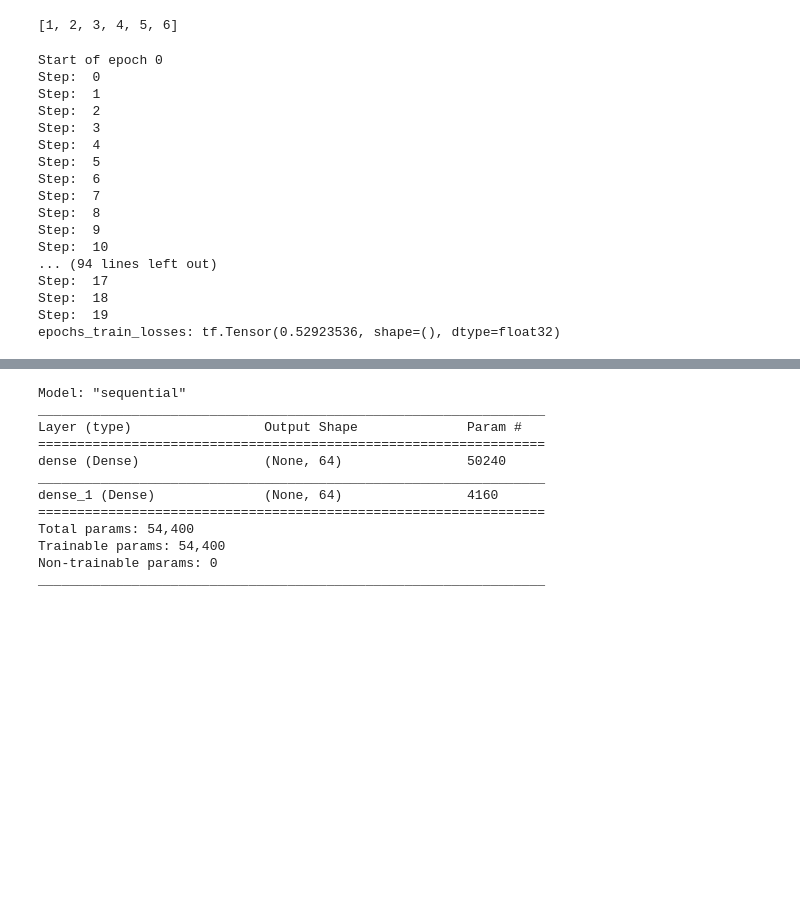
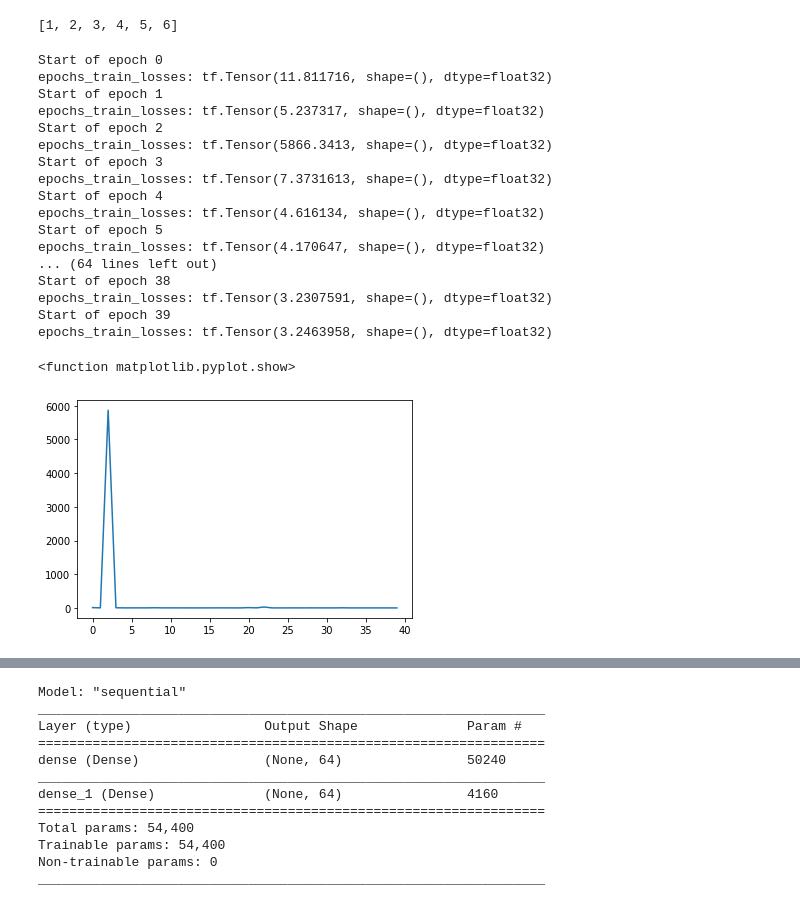
Before and after one commit to Debottam/MachinLearningEx, a Jupyter notebook: tripletVAE_mnist.ipynb, the cells around one changed output, grey strips where cells are left out. Saved outputs shown, nothing was run; the diff lists cells and outputs as text; code cells hidden in the pictures; blank space fills up the shorter version.

```diff
--- a/tripletVAE_mnist.ipynb
+++ b/tripletVAE_mnist.ipynb
@@ -284,7 +275,7 @@ class Tripletnet(Model):
 # %% [output]
 '\nclass Tripletnet(Model):\n    def __init__(self, embeddingnet):\n        super(Tripletnet, self).__init__()\n        self.embeddingnet = embeddingnet\n\n    def forward(self, x, y, z):\n        lat ...
 # %%
-batch_size= 600
+batch_size= 60
 steps = int(12000/batch_size)
 encoder = _Encoder()
 decoder = _Decoder()
@@ -300,13 +291,13 @@ list
 # %% [output]
 [1, 2, 3, 4, 5, 6]
 # %%
-epochs = 5
+epochs = 40
 epochs_train_losses = []
 for epoch in range(epochs):
   print('Start of epoch',epoch)
   losses = []
   for step in range(0,steps):
-    print('Step: ', step)
+    #print('Step: ', step)
     anc, pos, neg = create_batch (batch_size)
     anc_pos = np.concatenate((anc,pos), axis = 0)
     #print("anc.shape:",anc.shape)
@@ -336,19 +327,25 @@ for epoch in range(epochs):
   print("epochs_train_losses:", epochs_train_losses[epoch] )
 # %% [output]
 Start of epoch 0
-Step:  0
-Step:  1
-Step:  2
-Step:  3
-Step:  4
-Step:  5
-Step:  6
-Step:  7
-Step:  8
-Step:  9
-Step:  10
-... (94 lines left out)
-Step:  17
-Step:  18
-Step:  19
-epochs_train_losses: tf.Tensor(0.52923536, shape=(), dtype=float32)
+epochs_train_losses: tf.Tensor(11.811716, shape=(), dtype=float32)
+Start of epoch 1
+epochs_train_losses: tf.Tensor(5.237317, shape=(), dtype=float32)
+Start of epoch 2
+epochs_train_losses: tf.Tensor(5866.3413, shape=(), dtype=float32)
+Start of epoch 3
+epochs_train_losses: tf.Tensor(7.3731613, shape=(), dtype=float32)
+Start of epoch 4
+epochs_train_losses: tf.Tensor(4.616134, shape=(), dtype=float32)
+Start of epoch 5
+epochs_train_losses: tf.Tensor(4.170647, shape=(), dtype=float32)
+... (64 lines left out)
+Start of epoch 38
+epochs_train_losses: tf.Tensor(3.2307591, shape=(), dtype=float32)
+Start of epoch 39
+epochs_train_losses: tf.Tensor(3.2463958, shape=(), dtype=float32)
+# %%
+plt.plot(epochs_train_losses)
+plt.show
+# %% [output]
+<function matplotlib.pyplot.show>
+[figure, added]
```
Also changed, not shown: parts of 7 cells of this notebook.
